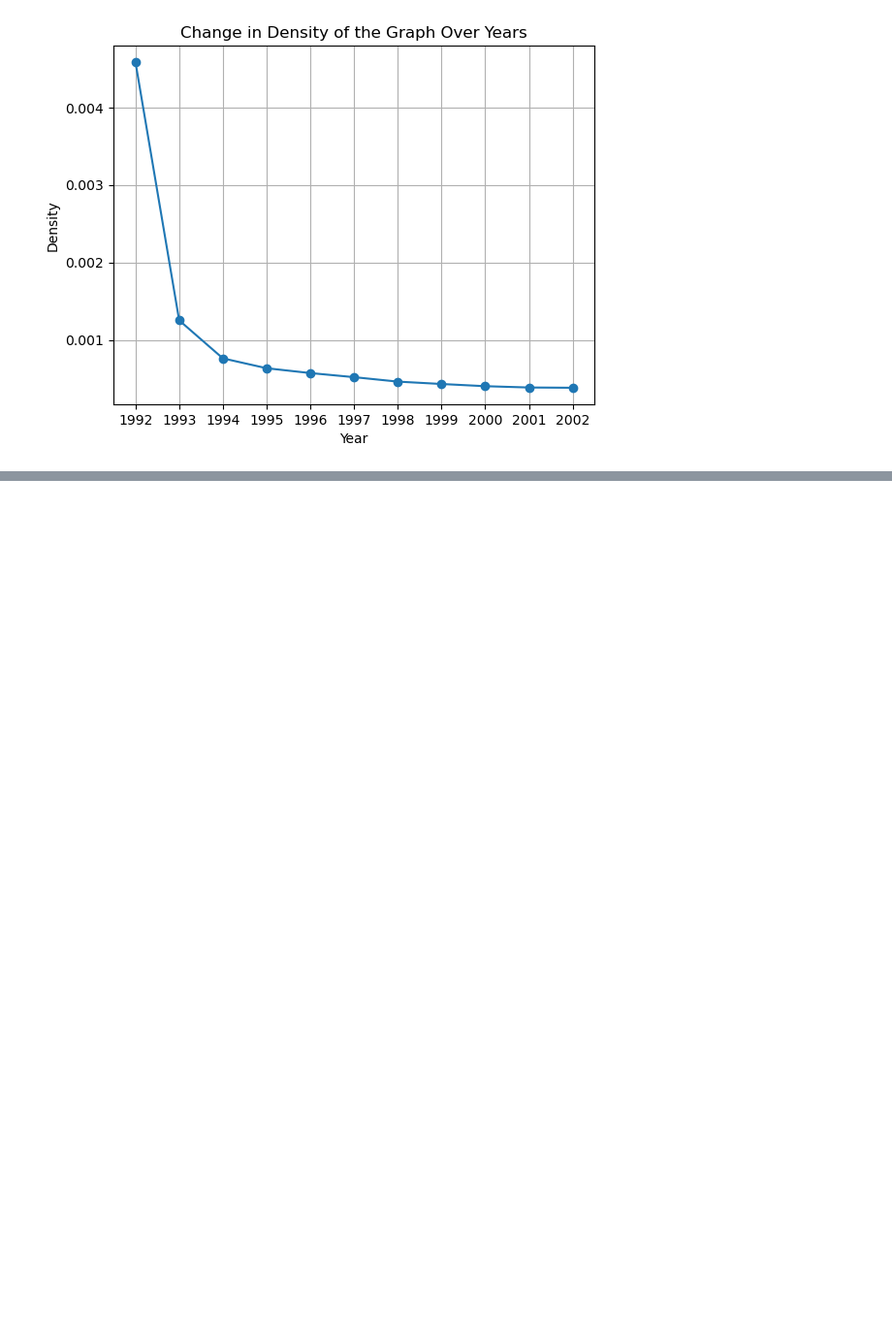
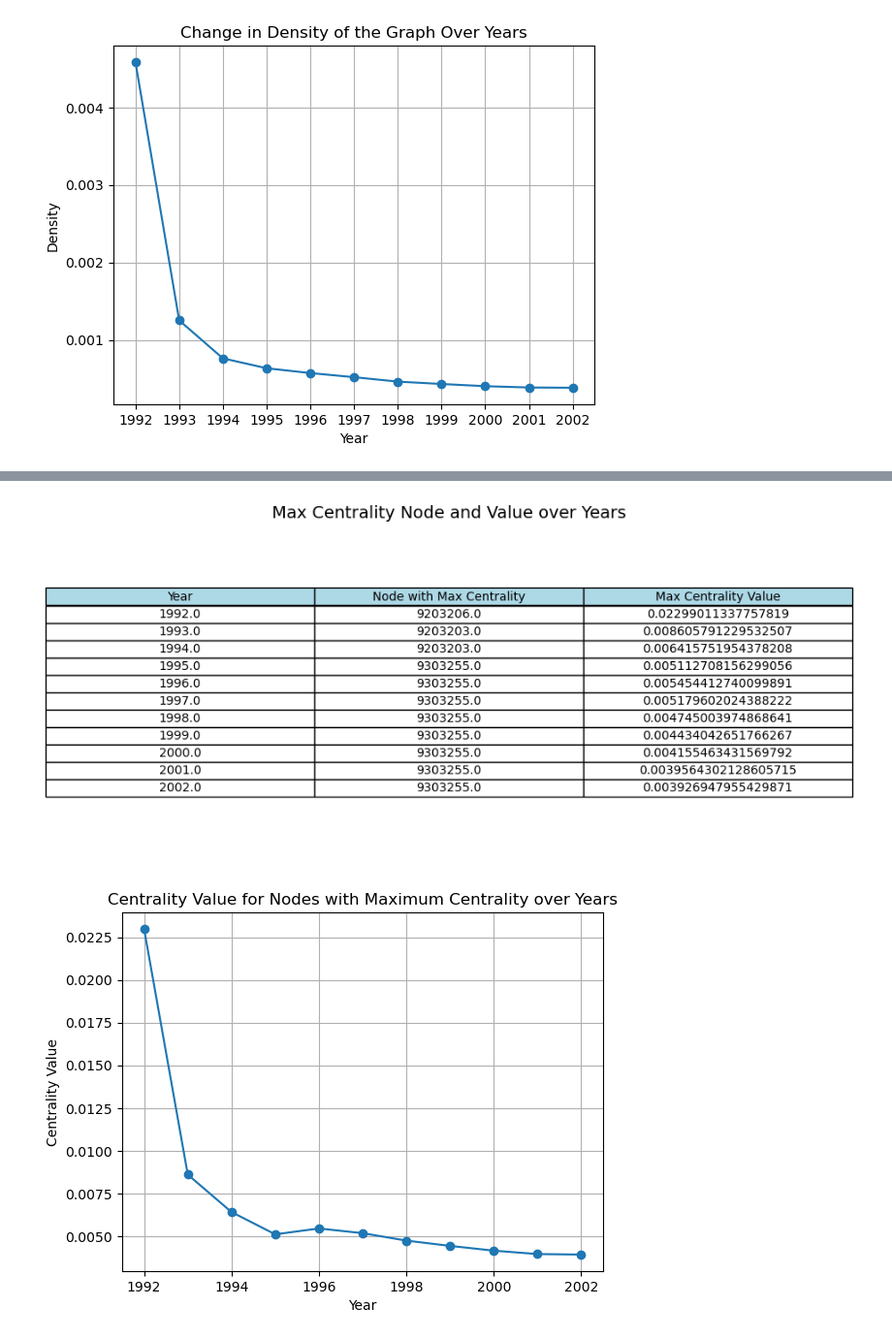
Before and after one commit to ChetaNMahipaL/Graph_Neural_Network, a Jupyter notebook: Task_1.ipynb, the cells around one changed output, grey strips where cells are left out. Shown at 97% size. Drawn from its saved outputs; the diff is of its cells as text; code cells hidden in the pictures; blank space fills up the shorter version.

```diff
--- a/Task_1.ipynb
+++ b/Task_1.ipynb
@@ -85,0 +192,37 @@ plt.show()
+# %%
+years = list(pag_cen_by_year.keys())
+
+max_centrality_nodes = []
+max_centrality_values = []
+
+for year in years:
+    centrality_scores = pag_cen_by_year[year]
+    max_node = max(centrality_scores, key=lambda k: centrality_scores[k])
+    max_centrality_nodes.append(max_node)
+    max_centrality_values.append(centrality_scores[max_node])
+
+df = pd.DataFrame({'Year': years,
+                   'Node with Max Centrality': max_centrality_nodes,
+                   'Max Centrality Value': max_centrality_values})
+
+plt.figure(figsize=(10, 5))
+table = plt.table(cellText=df.values, colLabels=df.columns, loc='center', cellLoc='center', colColours=['lightblue']*len(df.columns))
+table.auto_set_font_size(False)
+table.set_fontsize(10)
+table.scale(1.2, 1.2)
+plt.axis('off')
+plt.title('Max Centrality Node and Value over Years', fontsize=14)
+plt.show()
+# plt.savefig("Plot_1_pag.png")
+# plt.clf()
+
+plt.plot(years, max_centrality_values, marker='o')
+plt.xlabel('Year')
+plt.ylabel('Centrality Value')
+plt.title('Centrality Value for Nodes with Maximum Centrality over Years')
+plt.grid(True)
+plt.show()
+# plt.savefig("Plot_2_pag.png")
+# %% [output]
+[figure, added]
+[figure, added]
```
Also changed, not shown: parts of 8 cells of this notebook, 7 other files.
